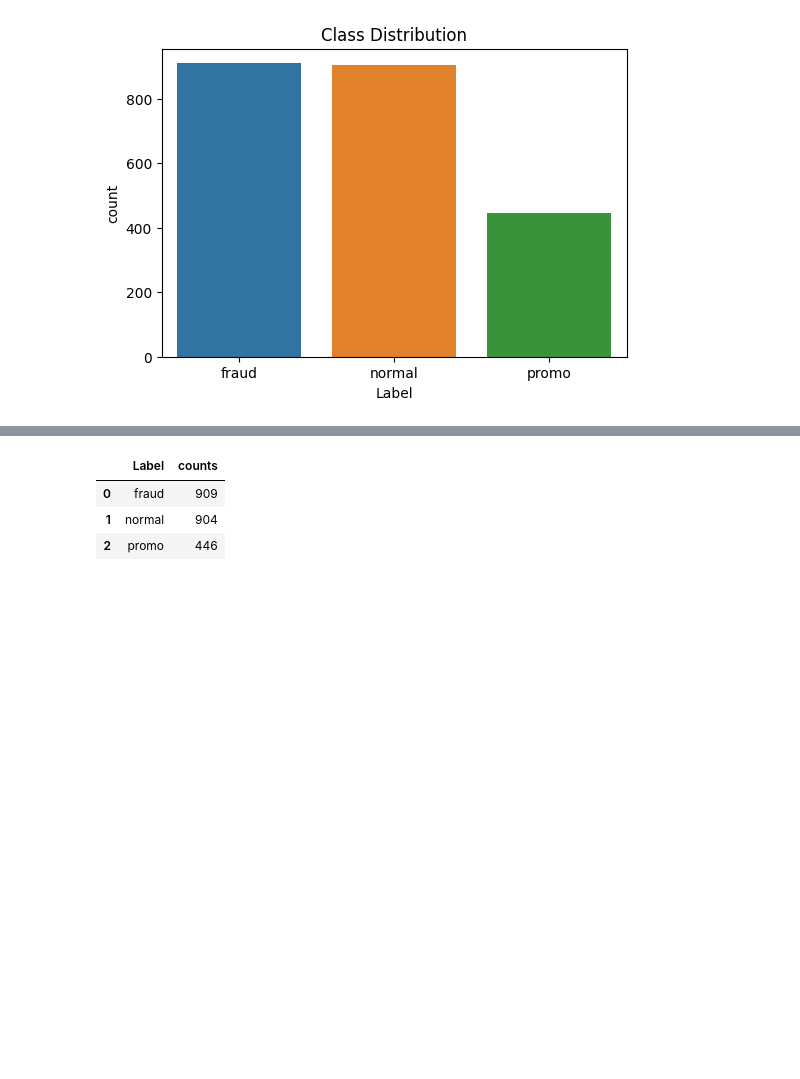
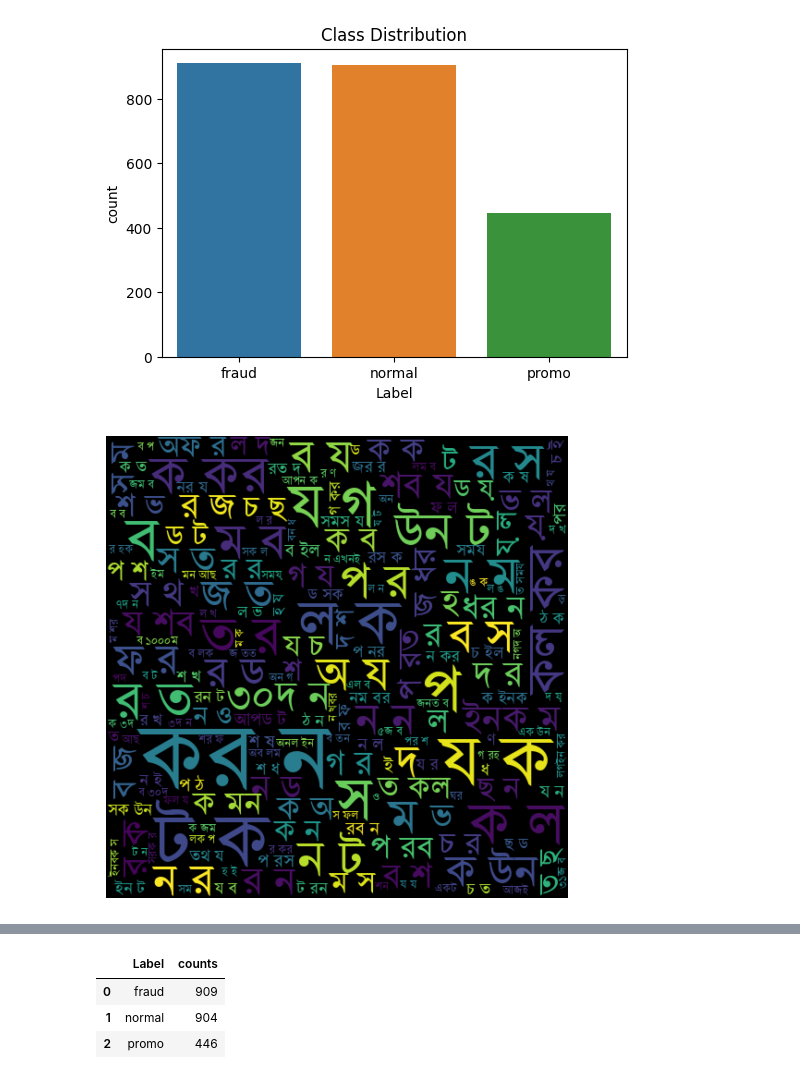
Before and after one commit to S4DIB/bengali-sms-fraud-detection-using-supervised-learning, a Jupyter notebook: Bengali Sms Fraud Detection.ipynb, the cells around one changed output, grey strips where cells are left out. Cells and saved outputs as stored; diff of their text form; code cells hidden in the pictures; blank space fills up the shorter version.

```diff
--- a/Bengali Sms Fraud Detection.ipynb
+++ b/Bengali Sms Fraud Detection.ipynb
@@ -203,3 +213,20 @@ plt.title('Class Distribution')
 plt.show()
 # %% [output]
 [figure]
+# %%
+all_words = ' '.join(data['Cleaned'])
+
+word_cloud = WordCloud(
+    font_path='/kaggle/input/font-nikosh/Nikosh.ttf',
+    width=500,
+    height=500,
+    random_state=21,
+    max_font_size=119
+).generate(all_words)
+
+plt.figure(figsize=(6, 6))
+plt.imshow(word_cloud, interpolation="bilinear")
+plt.axis('off')  # Hide axis
+plt.show()
+# %% [output]
+[figure, added]
```
Also changed, not shown: parts of 6 cells of this notebook.
